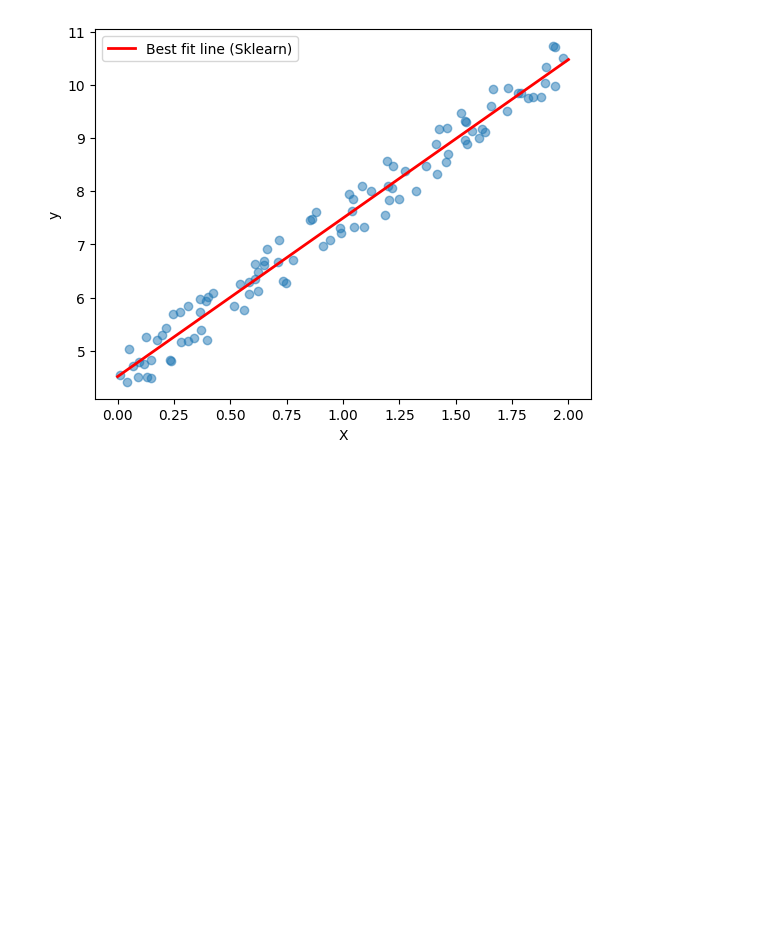
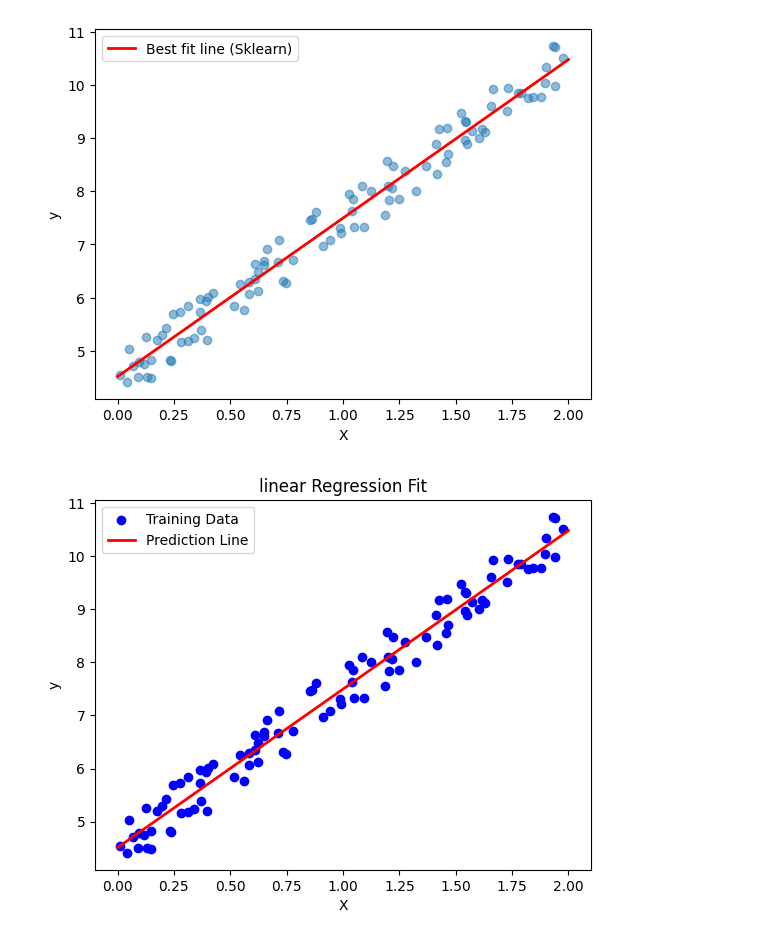
Before and after one commit to S827/ai-sme-journey, a Jupyter notebook: 01_linear_regression_basic/notebooks/02_linear_regression_sklearn.ipynb, the cells around one changed output. Cells and saved outputs as stored; diff of their text form; code cells hidden in the pictures; blank space fills up the shorter version.

Commit message:
feat: add visualization of regression line with scatter plot

```diff
--- a/01_linear_regression_basic/notebooks/02_linear_regression_sklearn.ipynb
+++ b/01_linear_regression_basic/notebooks/02_linear_regression_sklearn.ipynb
@@ -35,3 +35,21 @@ plt.legend()
 plt.show()
 # %% [output]
 [figure]
+# %%
+# microstep 1.16
+# 1. training data scatter plot
+plt.scatter(X, y, color='blue', label='Training Data')
+
+# 2. Regression line
+X_new = np.array([[0], [2]]) # range for line
+y_pred = lin_reg.predict(X_new)
+plt.plot(X_new, y_pred, color='red', linewidth=2, label='Prediction Line')
+
+# 3. Labels and Legend
+plt.xlabel('X')
+plt.ylabel('y')
+plt.title('linear Regression Fit')
+plt.legend()
+plt.show()
+# %% [output]
+[figure, added]
```
